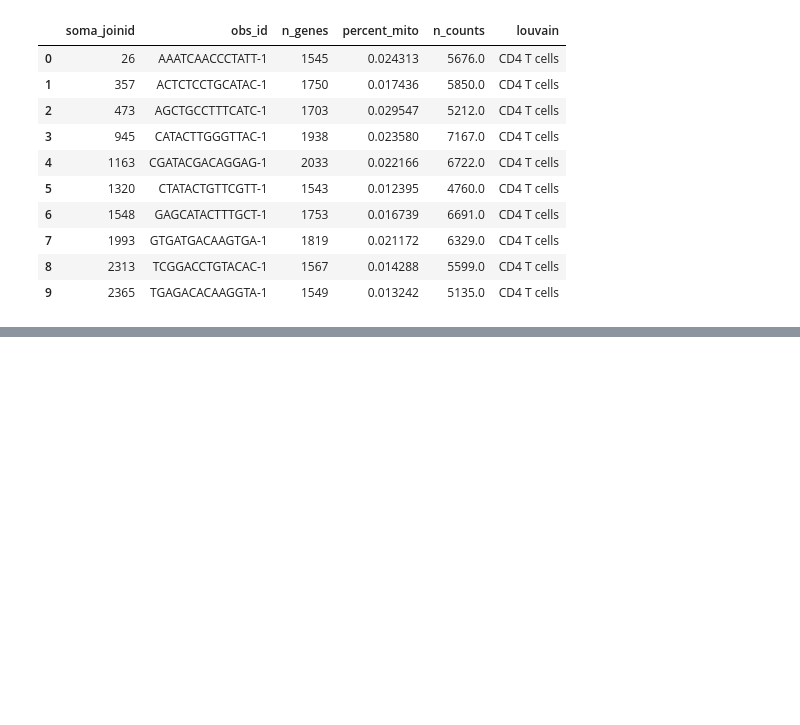
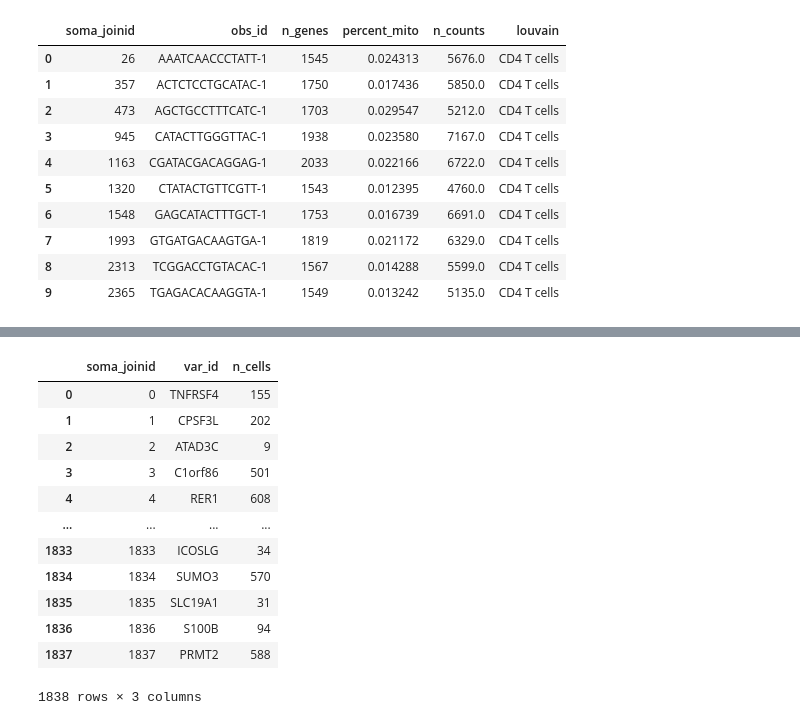
Before and after one commit to single-cell-data/TileDB-SOMA, a Jupyter notebook: apis/python/notebooks/tutorial_soma_reading.ipynb, the cells around one changed output, grey strips where cells are left out. Cells and saved outputs as stored; diff of their text form; code cells hidden in the pictures; blank space fills up the shorter version.

```diff
--- a/apis/python/notebooks/tutorial_soma_reading.ipynb
+++ b/apis/python/notebooks/tutorial_soma_reading.ipynb
@@ -203,0 +340,17 @@ obs.read(value_filter="(louvain == 'CD4 T cells') and (n_genes > 1500)").concat(
+# %%
+var = experiment.ms["RNA"].var
+var.read().concat().to_pandas()
+# %% [output]
+|  | soma_joinid | var_id | n_cells |
+| 0 | 0 | TNFRSF4 | 155 |
+| 1 | 1 | CPSF3L | 202 |
+| 2 | 2 | ATAD3C | 9 |
+| 3 | 3 | C1orf86 | 501 |
+| 4 | 4 | RER1 | 608 |
+| ... | ... | ... | ... |
+| 1833 | 1833 | ICOSLG | 34 |
+| 1834 | 1834 | SUMO3 | 570 |
+| 1835 | 1835 | SLC19A1 | 31 |
+| 1836 | 1836 | S100B | 94 |
+| 1837 | 1837 | PRMT2 | 588 |
+1838 rows × 3 columns
```
Also changed, not shown: parts of 34 cells of this notebook.
